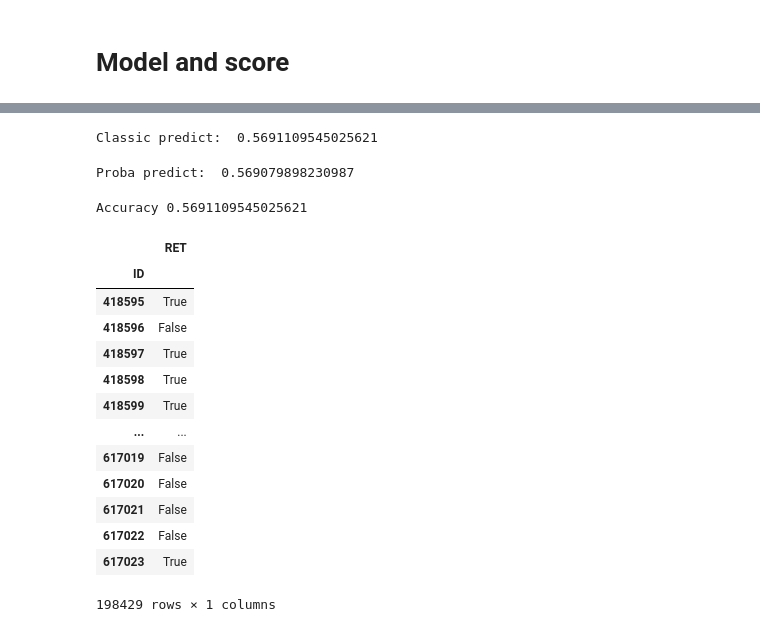
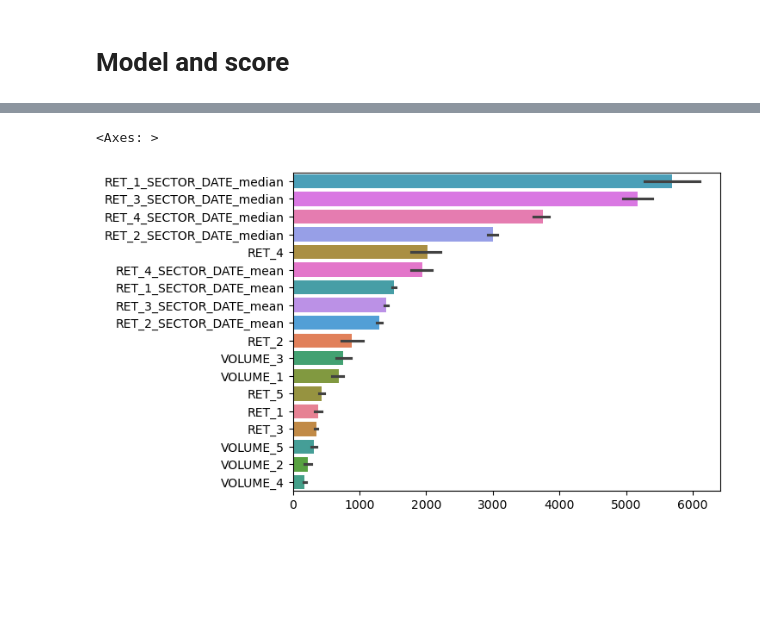
Before and after one commit to lbrilh/QRT-StockReturnPrediction, a Jupyter notebook: QRT.ipynb, the cells around one changed output, grey strips where cells are left out. Cells and saved outputs as stored; diff of their text form; code cells hidden in the pictures; blank space fills up the shorter version.

```diff
--- a/QRT.ipynb
+++ b/QRT.ipynb
@@ -107,23 +151,24 @@ train[new_features].head()
 X_train = train[features]
 y_train = train[target]
 # A quiet large number of trees with low depth to prevent overfits
-'''parameters = {
+parameters = {
     'boosting_type': 'rf',
-    'n_estimators': 500,
+    'n_estimators': 1000,
     'max_depth': 2**3,
     'random_state': 0,
     'n_jobs': -1,
-    'feature_fraction': np.sqrt(X_train.shape[1])/X_train.shape[1],
+    #'feature_fraction': 0.3,
+    'feature_fraction': 0.1,
     'objective': 'binary',
     'verbose': -1
-}'''
+}
 
-rf_params = {
+'''rf_params = {
     'n_estimators': 500,
     'max_depth': 2**3,
     'random_state': 0,
     'n_jobs': -1
-}
+}'''
 train_dates = train['DATE'].unique()
 test_dates = test['DATE'].unique()
 
@@ -149,8 +194,8 @@ for i, (local_train_dates_ids, local_test_dates_ids) in enumerate(splits):
     #X_local_train = X_local_train.fillna(0)
     #X_local_test = X_local_test.fillna(0)
 
-    #model = LGBMClassifier(**parameters)
-    model = RandomForestClassifier(**rf_params)
+    model = LGBMClassifier(**parameters)
+    #model = RandomForestClassifier(**rf_params)
     model.fit(X_local_train, y_local_train.values.reshape(-1))
 
     y_local_pred = model.predict_proba(X_local_test)[:, 1]
@@ -314,17 +222,0 @@ pd.DataFrame(search.cv_results_).sort_values(by='rank_test_score', ascending=Tru
-# %%
-y_pred = search.predict(_Xtrain)
-print('Classic predict: ', accuracy_score(_y, y_pred))
-# %% [output]
-Classic predict:  0.5691109545025621
-# %%
-y_pred = search.predict_proba(_Xtrain)[:, 1]
-sub = _Xtrain.copy()
-sub['pred'] = y_pred
-y_pred = sub['pred'].transform(lambda x: x > x.median()).values
-print('Proba predict: ', accuracy_score(_y, y_pred))
-# %% [output]
-Proba predict:  0.569079898230987
-# %%
-print('Accuracy', accuracy_score(_y, search.best_estimator_.predict(_Xtrain)))
-# %% [output]
-Accuracy 0.5691109545025621
@@ -336,17 +223,7 @@ df_results.to_csv('y_test.csv')
-# %%
-df_results
-# %% [output]
-|  | RET |
-| ID |  |
-| 418595 | True |
-| 418596 | False |
-| 418597 | True |
-| 418598 | True |
-| 418599 | True |
-| ... | ... |
-| 617019 | False |
-| 617020 | False |
-| 617021 | False |
-| 617022 | False |
-| 617023 | True |
-198429 rows × 1 columns
+# %%
+feature_importances = pd.DataFrame([model.feature_importances_ for model in models], columns=features)
+
+sns.barplot(data=feature_importances, orient='h', order=feature_importances.mean().sort_values(ascending=False).index)
+# %% [output]
+<Axes: >
+[figure, added]
```
Also changed, not shown: parts of 18 cells of this notebook, 2 other files.
